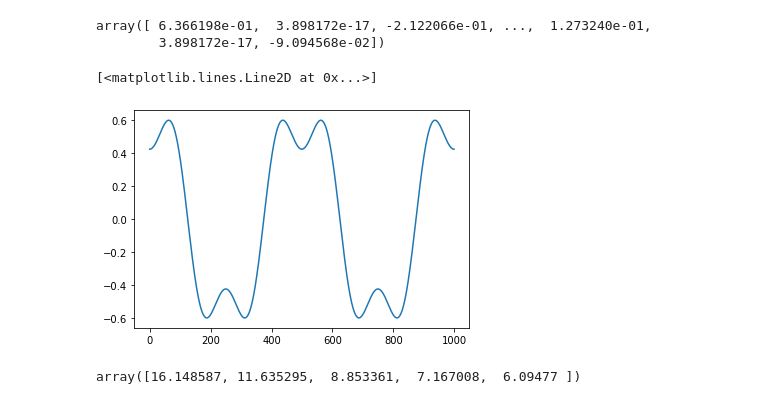
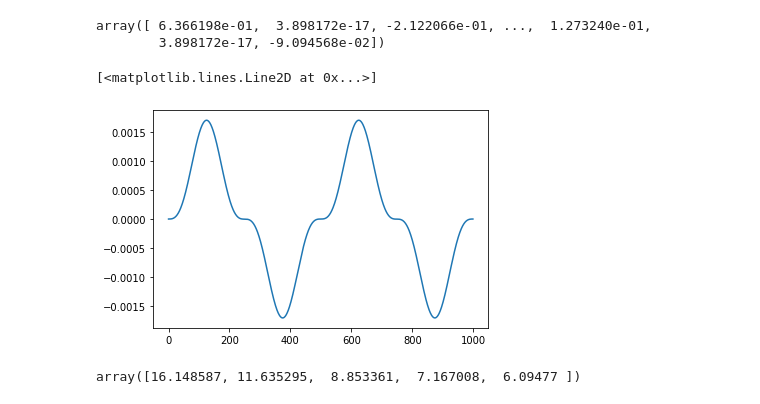
Before and after one commit to 0xDBFB7/covidinator, a Jupyter notebook: documents/pseudo_soliton_simplified.ipynb, the cells around one changed output. Saved outputs shown, nothing was run; the diff lists cells and outputs as text; code cells hidden in the pictures.

```diff
--- a/documents/pseudo_soliton_simplified.ipynb
+++ b/documents/pseudo_soliton_simplified.ipynb
@@ -82,29 +83,33 @@ array([ 6.366198e-01,  3.898172e-17, -2.122066e-01, ...,  1.273240e-01,
 # %%
 def fourier_sum(fundamental_period, amplitude_coefficients, dielectric_constants, t, x, N):
     n = np.arange(1, N+1)
     mode_angular_frequency = n*(1.0/fundamental_period)*2.0*pi
     temporal_phase = mode_angular_frequency * t
     spatial_phase = mode_angular_frequency*np.sqrt(mu_0*dielectric_constants*epsilon_0)*x
-    return np.sum(amplitude_coefficients*np.cos(temporal_phase - spatial_phase), axis=0)
+
+
+    pos = np.sum(amplitude_coefficients*np.cos(temporal_phase - spatial_phase), axis=0)
+    neg = - np.sum(amplitude_coefficients*np.cos(temporal_phase - spatial_phase + fundamental_period/1000.0), axis=0)
+    return pos + neg
 
 N=3
 
 amplitude_coefficients = fourier_amplitude_coefficients(2, 1, N)
 
 dielectric_constants = np.ones_like(amplitude_coefficients)
 
 t = np.linspace(-2.0, 2.0, 1000)
 
 
 
 dt = []
 for i in t:
     dt.append(fourier_sum(2, amplitude_coefficients, dielectric_constants, i, 0, N))
 
 plt.plot(dt)
 # %% [output]
 [<matplotlib.lines.Line2D at 0x...>]
-[figure, old version]
+[figure, new version]
 # %%
 def simple_dispersion(t, x, fundamental_period, N):
 
```
Also changed, not shown: parts of 5 cells of this notebook, 4 other files.
